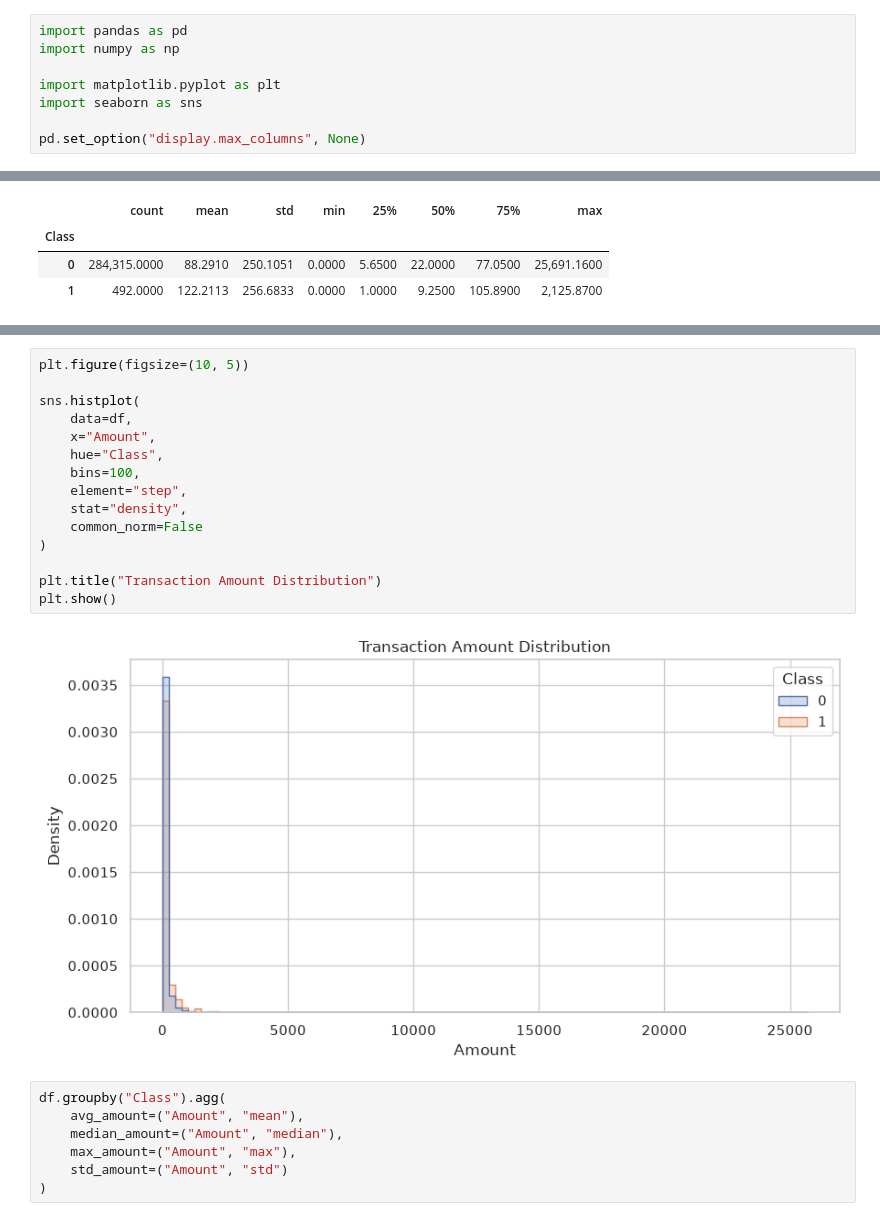
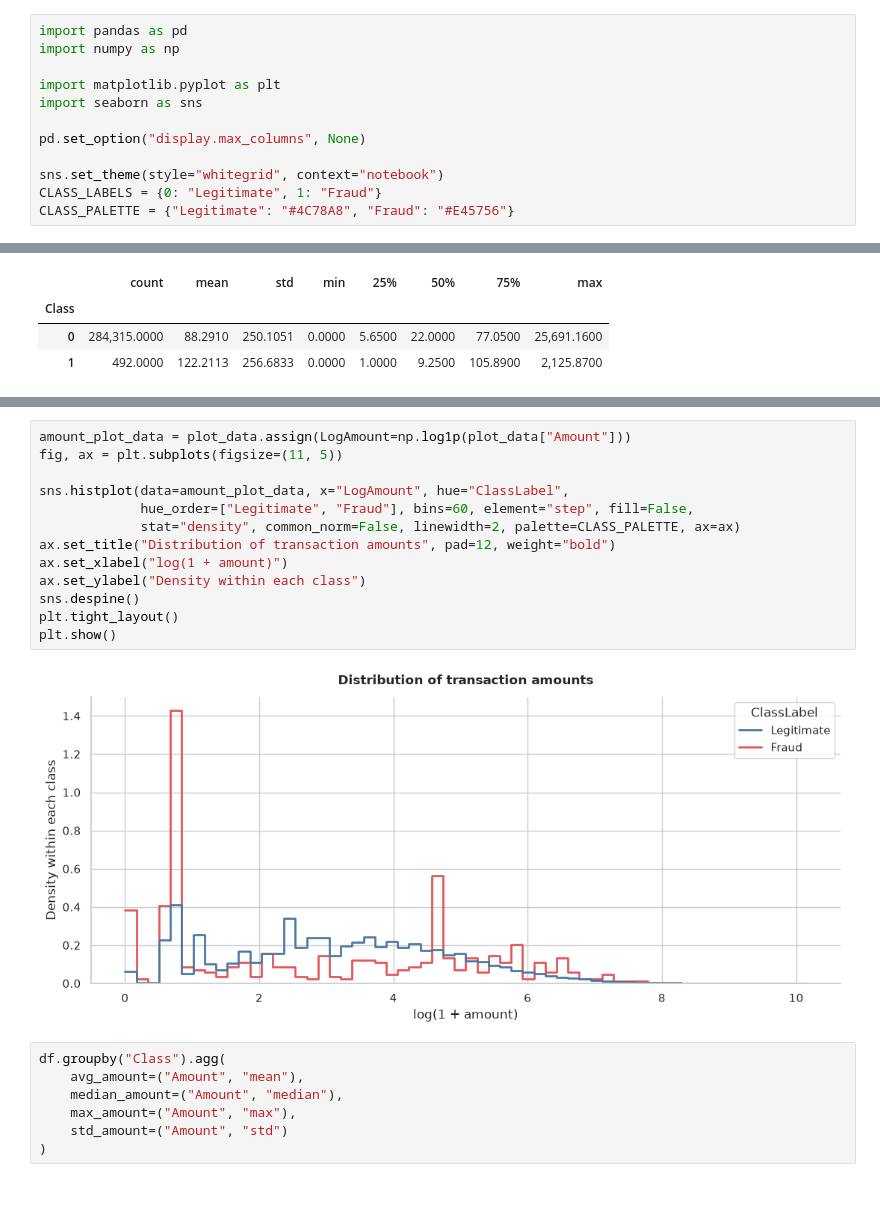
Before and after one commit to to-bits/BehaviorGuard-Customer-Behavioral-Profiling-for-Credit-Card-Fraud-Detection, a Jupyter notebook: BehaviorGuard — Customer Behavioral Profiling for Credit Card Fraud Detection/notebooks/01_data_understanding.ipynb, the cells around one changed output, grey strips where cells are left out. Saved outputs shown, nothing was run; the diff lists cells and outputs as text; blank space fills up the shorter version.

```diff
--- a/BehaviorGuard — Customer Behavioral Profiling for Credit Card Fraud Detection/notebooks/01_data_understanding.ipynb
+++ b/BehaviorGuard — Customer Behavioral Profiling for Credit Card Fraud Detection/notebooks/01_data_understanding.ipynb
@@ -6,3 +12,7 @@ import matplotlib.pyplot as plt
 import seaborn as sns
 
 pd.set_option("display.max_columns", None)
+
+sns.set_theme(style="whitegrid", context="notebook")
+CLASS_LABELS = {0: "Legitimate", 1: "Fraud"}
+CLASS_PALETTE = {"Legitimate": "#4C78A8", "Fraud": "#E45756"}
@@ -170,20 +209,18 @@ plt.show()
 # %%
-plt.figure(figsize=(10, 5))
+amount_plot_data = plot_data.assign(LogAmount=np.log1p(plot_data["Amount"]))
+fig, ax = plt.subplots(figsize=(11, 5))
 
-sns.histplot(
-    data=df,
-    x="Amount",
-    hue="Class",
-    bins=100,
-    element="step",
-    stat="density",
-    common_norm=False
-)
-
-plt.title("Transaction Amount Distribution")
+sns.histplot(data=amount_plot_data, x="LogAmount", hue="ClassLabel",
+             hue_order=["Legitimate", "Fraud"], bins=60, element="step", fill=False,
+             stat="density", common_norm=False, linewidth=2, palette=CLASS_PALETTE, ax=ax)
+ax.set_title("Distribution of transaction amounts", pad=12, weight="bold")
+ax.set_xlabel("log(1 + amount)")
+ax.set_ylabel("Density within each class")
+sns.despine()
+plt.tight_layout()
 plt.show()
 # %% [output]
-[figure, old version]
+[figure, new version]
 # %%
 df.groupby("Class").agg(
     avg_amount=("Amount", "mean"),
```
Also changed, not shown: parts of 13 cells of this notebook.
